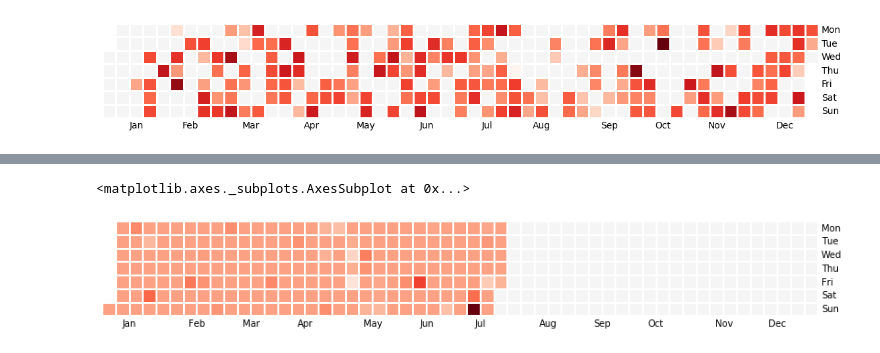
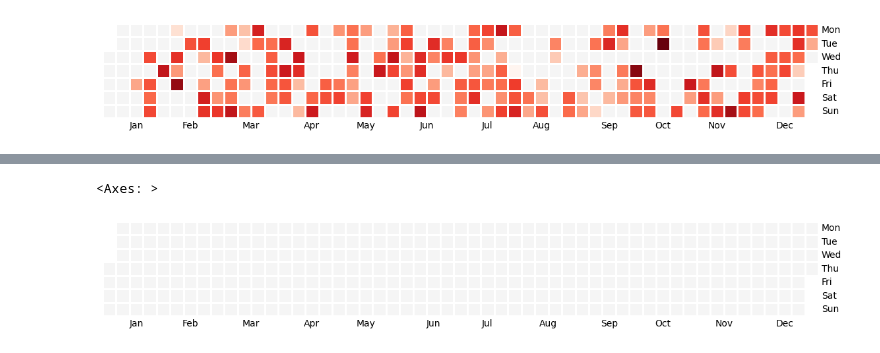
Before and after one commit to mikebochenek/python-notebooks, a Jupyter notebook: HelloWorldLiterally.ipynb, the cells around one changed output, grey strips where cells are left out. Cells and saved outputs as stored; diff of their text form; code cells hidden in the pictures.

```diff
--- a/HelloWorldLiterally.ipynb
+++ b/HelloWorldLiterally.ipynb
@@ -154,7 +154,8 @@ import git
 # https://www.feststelltaste.de/reading-a-git-repos-commit-history-with-pandas-efficiently/
 # https://gitpython.readthedocs.io/en/stable/tutorial.html#using-git-directly
 # %%
-repo = git.Repo('/home/mike/Documents/code/learning')
+# repo = git.Repo('/home/mike/Documents/code/learning')
+repo = git.Repo('c:/dev/code/learning')
 git_bin = repo.git
 print (git_bin)
 git_log = git_bin.execute('git log --numstat --pretty=format:"\t\t\t%h\t%at\t%aN"', shell=True)
@@ -197,7 +213,7 @@ pandas.core.series.Series
 # %%
 plt.figure(figsize=(14, 12))
 events = pd.Series(np.random.randn(len(ts.values)), index=ts.values)
-calmap.yearplot(data=events, year=2017)
+calmap.yearplot(data=events, year=2026)
 # %% [output]
-<matplotlib.axes._subplots.AxesSubplot at 0x...>
+<Axes: >
-[figure, old version]
+[figure, new version]
```
Also changed, not shown: parts of 5 cells of this notebook.
